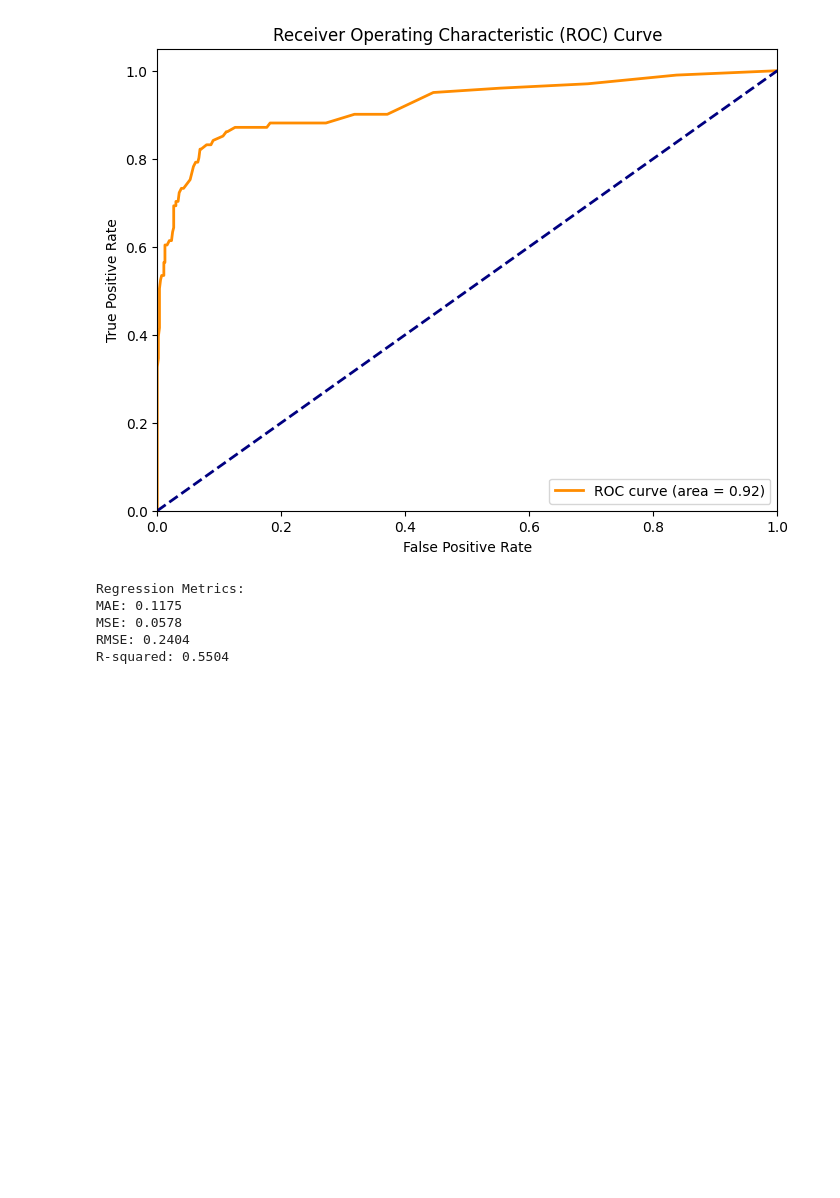
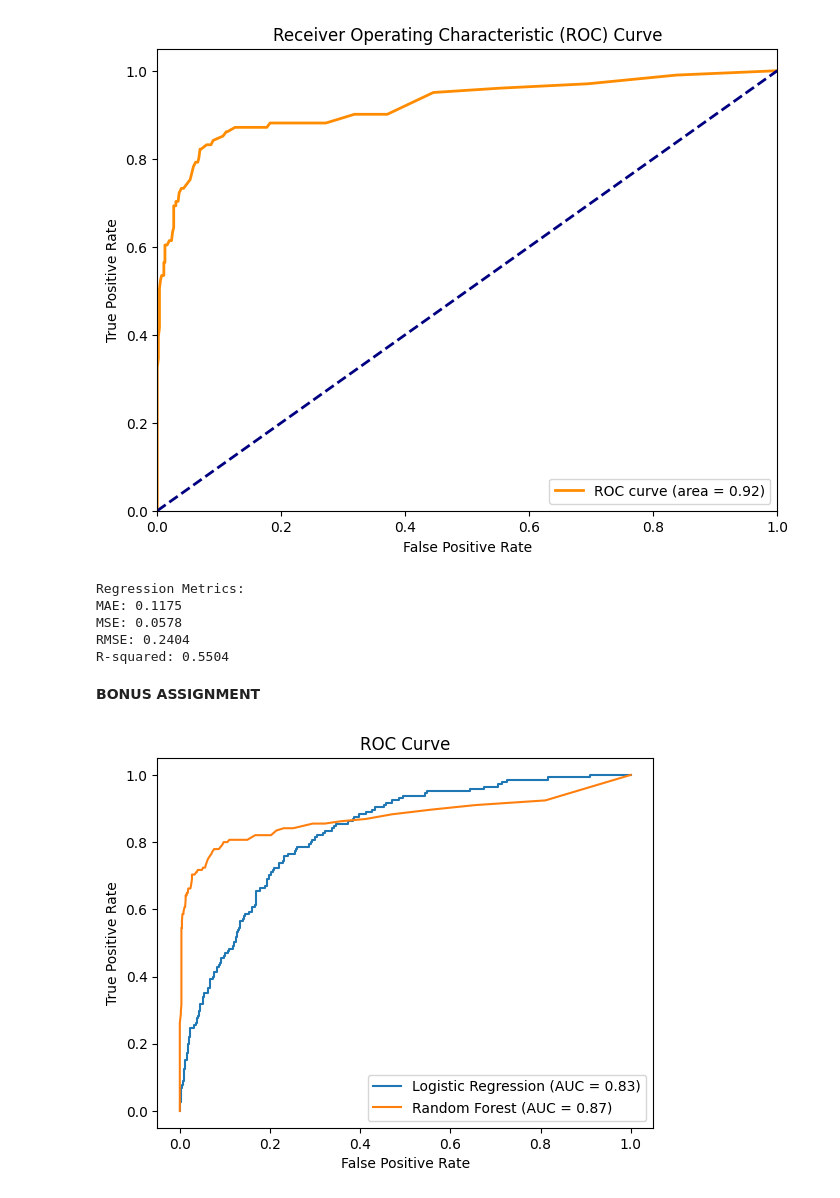
Before and after one commit to Mayank-Patel-9/Machine-Learning, a Jupyter notebook: Evaluation_Metrics.ipynb, the cells around one changed output. Cells and saved outputs as stored; diff of their text form; code cells hidden in the pictures; blank space fills up the shorter version.

```diff
--- a/Evaluation_Metrics.ipynb
+++ b/Evaluation_Metrics.ipynb
@@ -102,3 +102,5 @@ MAE: 0.1175
 MSE: 0.0578
 RMSE: 0.2404
 R-squared: 0.5504
+# %% [markdown]
+**BONUS ASSIGNMENT**
@@ -104,0 +131,29 @@ R-squared: 0.5504
+# %%
+# Train Logistic Regression
+log_reg = LogisticRegression()
+log_reg.fit(X_train_scaled, y_train)
+y_proba_log = log_reg.predict_proba(X_test_scaled)[:, 1]
+
+# ROC Curve for Logistic Regression
+fpr_log, tpr_log, _ = roc_curve(y_test, y_proba_log)
+roc_auc_log = auc(fpr_log, tpr_log)
+plt.plot(fpr_log, tpr_log, label=f"Logistic Regression (AUC = {roc_auc_log:.2f})")
+
+# Train Random Forest Classifier
+rf_clf = RandomForestClassifier()
+rf_clf.fit(X_train_scaled, y_train)
+y_proba_rf = rf_clf.predict_proba(X_test_scaled)[:, 1]
+
+# ROC Curve for Random Forest
+fpr_rf, tpr_rf, _ = roc_curve(y_test, y_proba_rf)
+roc_auc_rf = auc(fpr_rf, tpr_rf)
+plt.plot(fpr_rf, tpr_rf, label=f"Random Forest (AUC = {roc_auc_rf:.2f})")
+
+# Plot combined ROC Curve
+plt.title("ROC Curve")
+plt.xlabel("False Positive Rate")
+plt.ylabel("True Positive Rate")
+plt.legend()
+plt.show()
+# %% [output]
+[figure, added]
```
Also changed, not shown: parts of 4 cells of this notebook.
